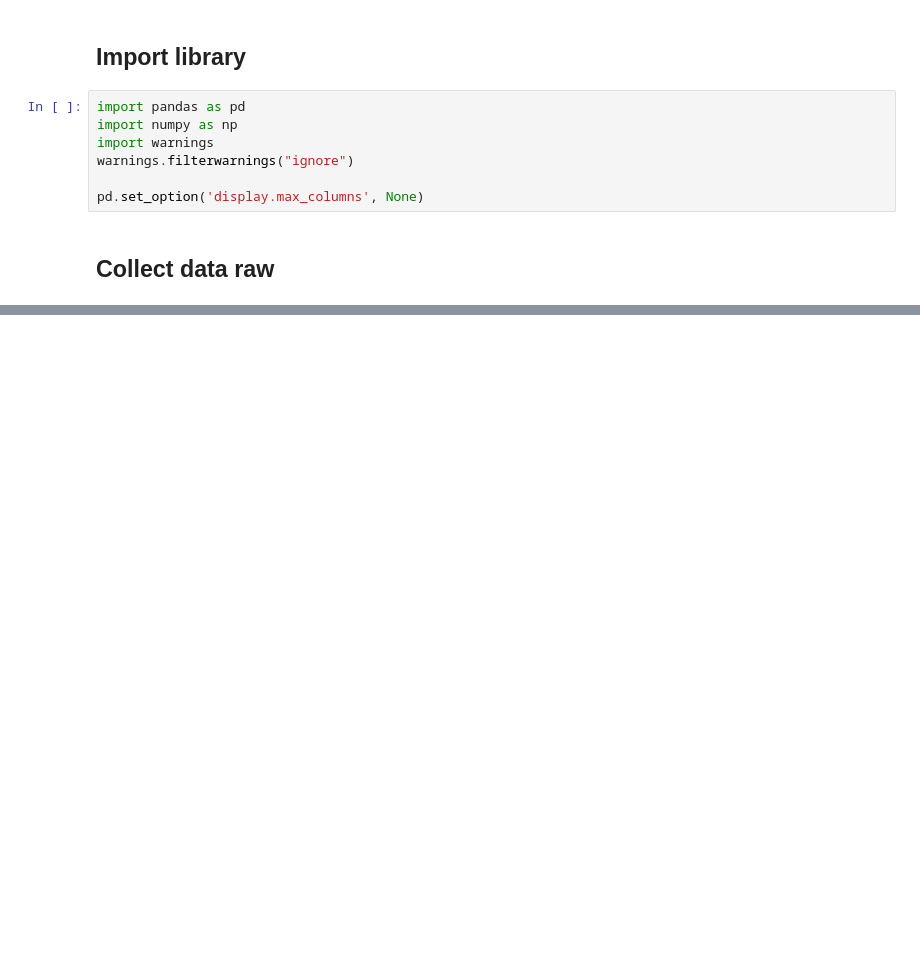
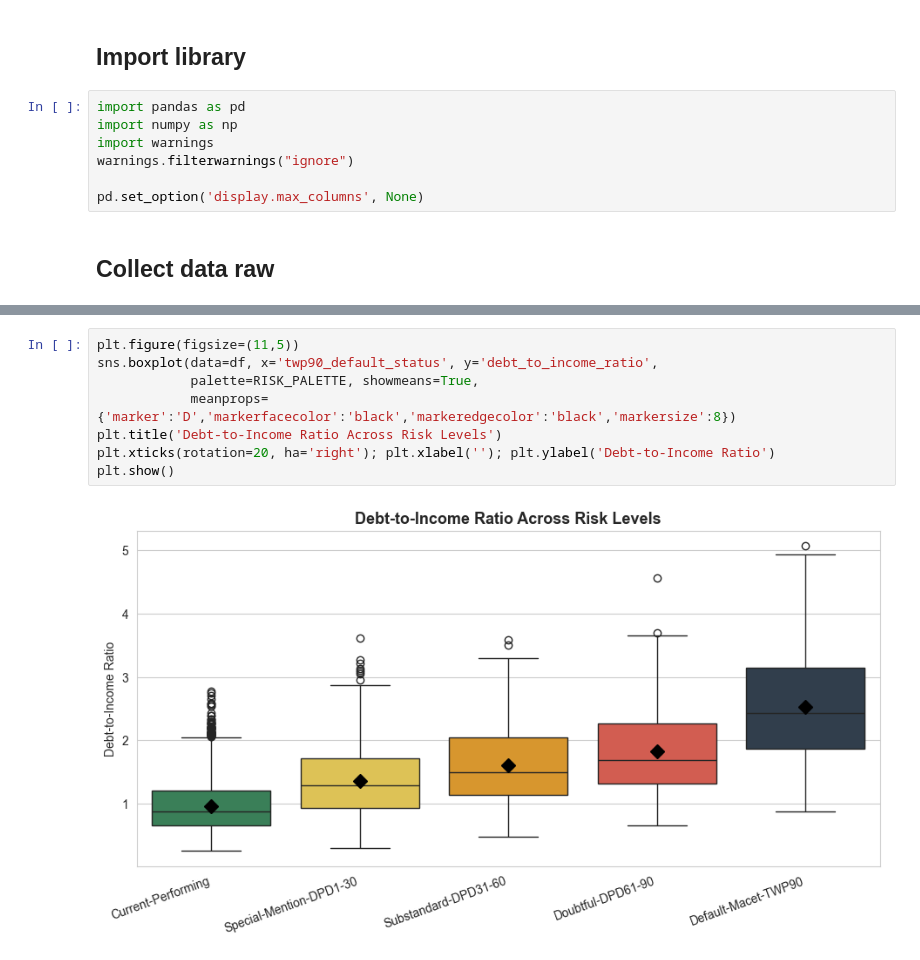
Before and after one commit to Mipjeiger/Indo-Paylater-analytics, a Jupyter notebook: researchment/01_eda.ipynb, the cells around one changed output, grey strips where cells are left out. Drawn from its saved outputs; the diff is of its cells as text; blank space fills up the shorter version.

```diff
--- a/researchment/01_eda.ipynb
+++ b/researchment/01_eda.ipynb
@@ -28,0 +167,10 @@ df.head()
+# %%
+plt.figure(figsize=(11,5))
+sns.boxplot(data=df, x='twp90_default_status', y='debt_to_income_ratio',
+            palette=RISK_PALETTE, showmeans=True,
+            meanprops={'marker':'D','markerfacecolor':'black','markeredgecolor':'black','markersize':8})
+plt.title('Debt-to-Income Ratio Across Risk Levels')
+plt.xticks(rotation=20, ha='right'); plt.xlabel(''); plt.ylabel('Debt-to-Income Ratio')
+plt.show()
+# %% [output]
+[figure, added]
```
Also changed, not shown: parts of 26 cells of this notebook.
